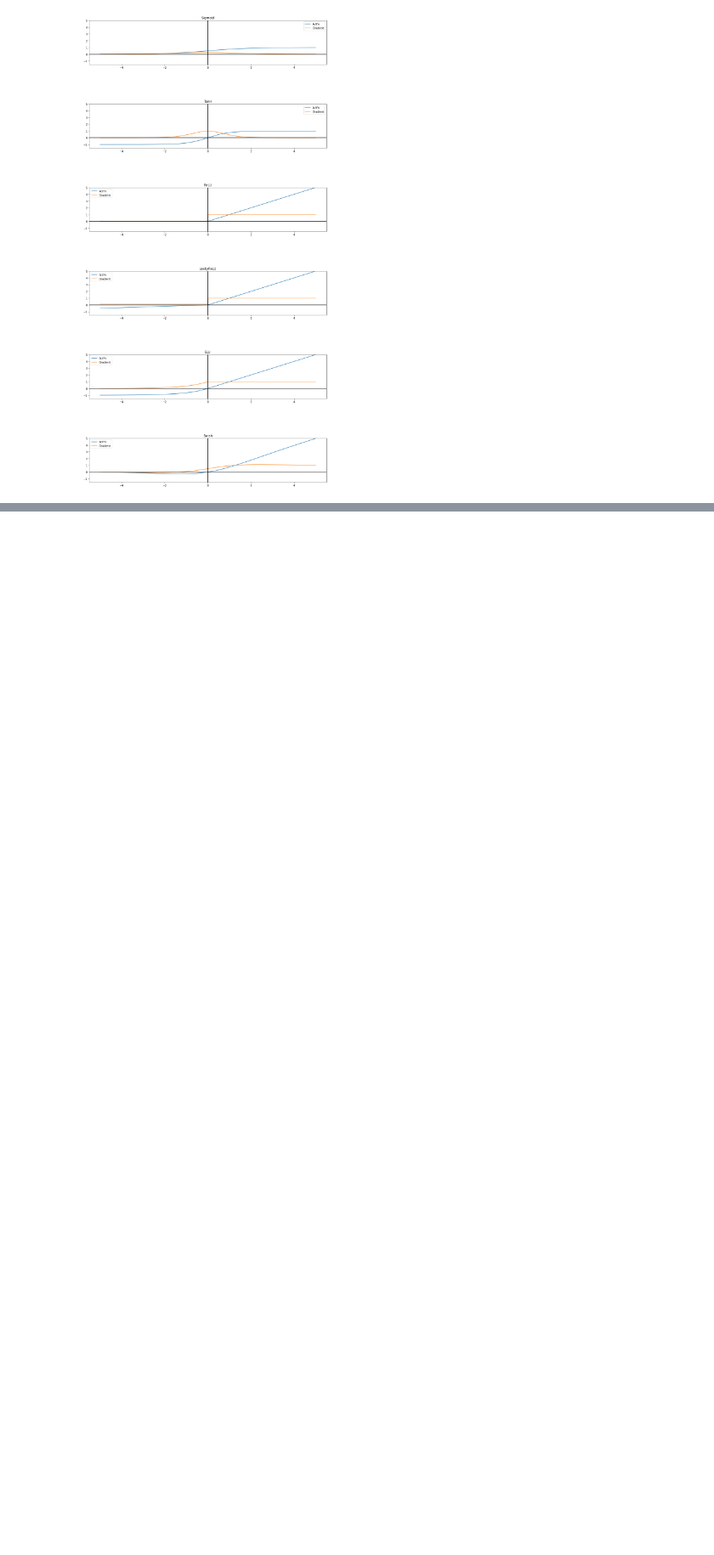
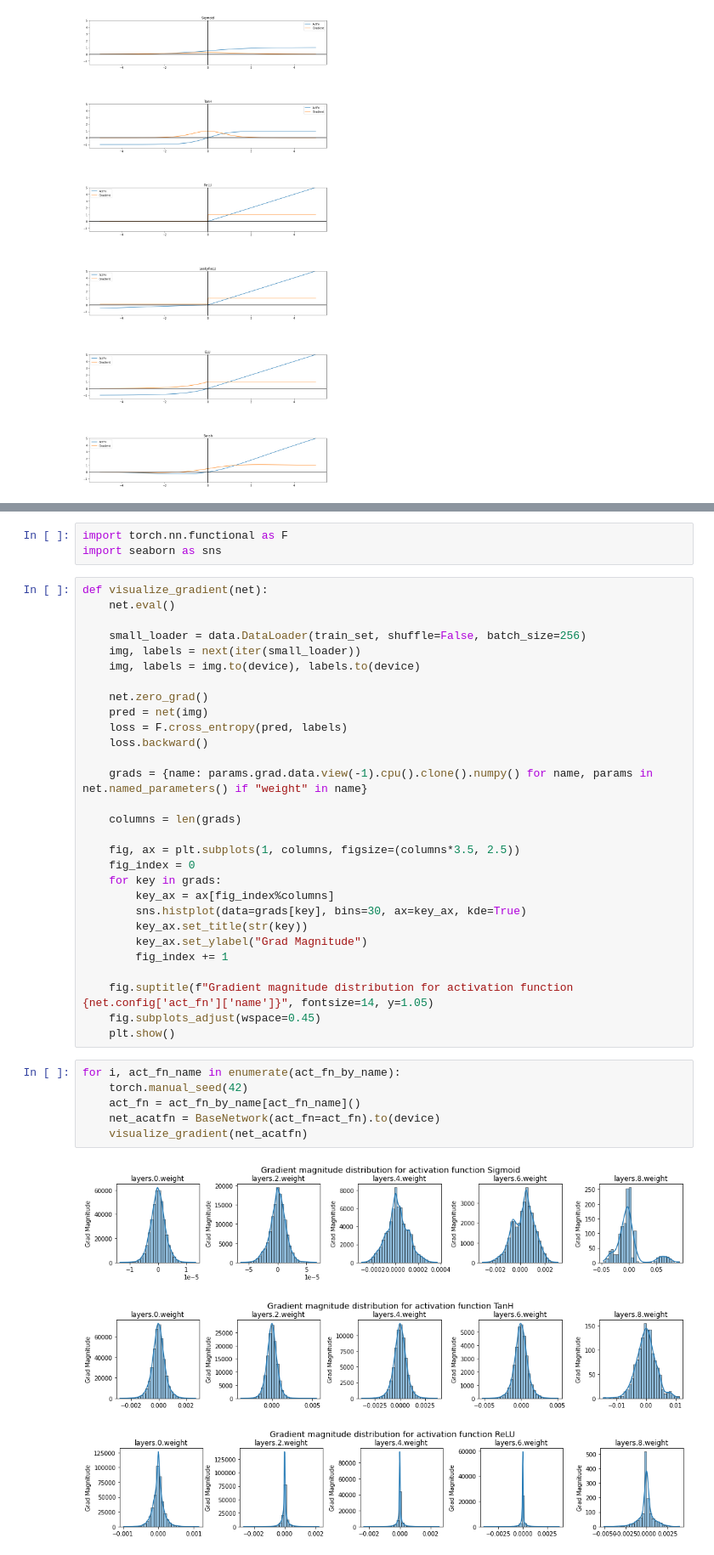
Before and after one commit to Pradeepyrl/Pytorch-Tutorial, a Jupyter notebook: activation_functions.ipynb, the cells around one changed output, grey strips where cells are left out. Shown at 85% size. Drawn from its saved outputs; the diff is of its cells as text; blank space fills up the shorter version.

```diff
--- a/activation_functions.ipynb
+++ b/activation_functions.ipynb
@@ -107,0 +258,42 @@ plt.show()
+# %%
+import torch.nn.functional as F
+import seaborn as sns
+# %%
+def visualize_gradient(net):
+    net.eval()
+
+    small_loader = data.DataLoader(train_set, shuffle=False, batch_size=256)
+    img, labels = next(iter(small_loader))
+    img, labels = img.to(device), labels.to(device)
+
+    net.zero_grad()
+    pred = net(img)
+    loss = F.cross_entropy(pred, labels)
+    loss.backward()
+
+    grads = {name: params.grad.data.view(-1).cpu().clone().numpy() for name, params in net.named_parameters() if "weight" in name}
+
+    columns = len(grads)
+
+    fig, ax = plt.subplots(1, columns, figsize=(columns*3.5, 2.5))
+    fig_index = 0
+    for key in grads:
+        key_ax = ax[fig_index%columns]
+        sns.histplot(data=grads[key], bins=30, ax=key_ax, kde=True)
+        key_ax.set_title(str(key))
+        key_ax.set_ylabel("Grad Magnitude")
+        fig_index += 1
+
+    fig.suptitle(f"Gradient magnitude distribution for activation function {net.config['act_fn']['name']}", fontsize=14, y=1.05)
+    fig.subplots_adjust(wspace=0.45)
+    plt.show()
+# %%
+for i, act_fn_name in enumerate(act_fn_by_name):
+    torch.manual_seed(42)
+    act_fn = act_fn_by_name[act_fn_name]()
+    net_acatfn = BaseNetwork(act_fn=act_fn).to(device)
+    visualize_gradient(net_acatfn)
+# %% [output]
+[figure, added]
+[figure, added]
+[figure, added]
```
Also changed, not shown: parts of 29 cells of this notebook.
